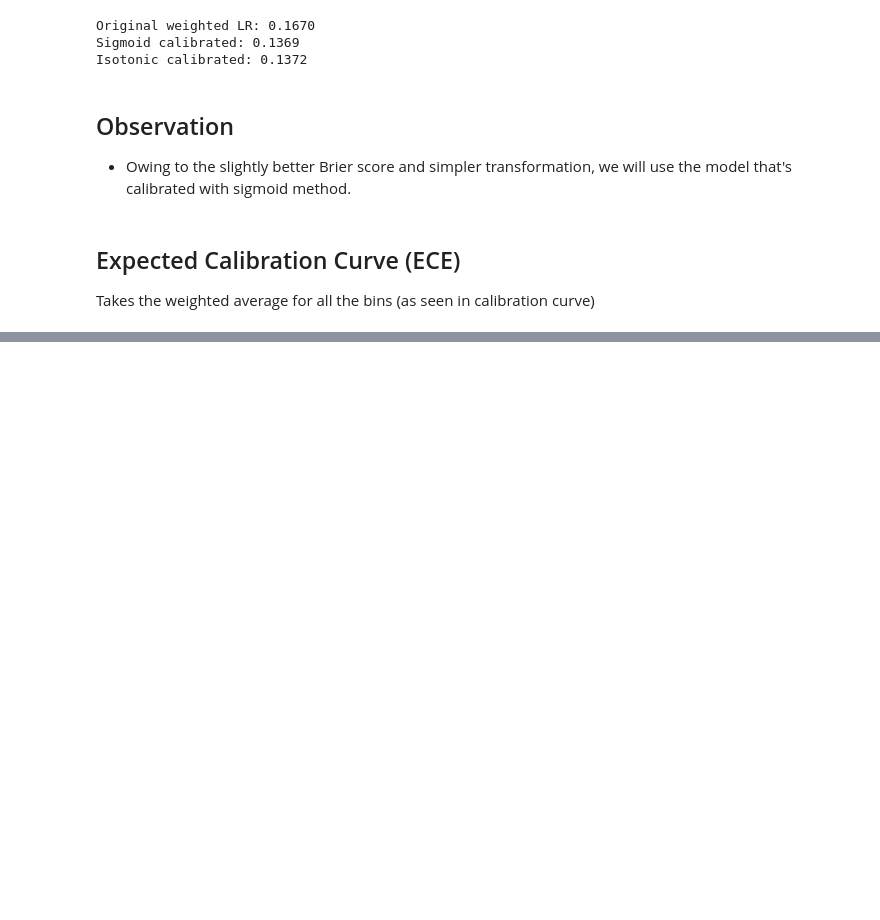
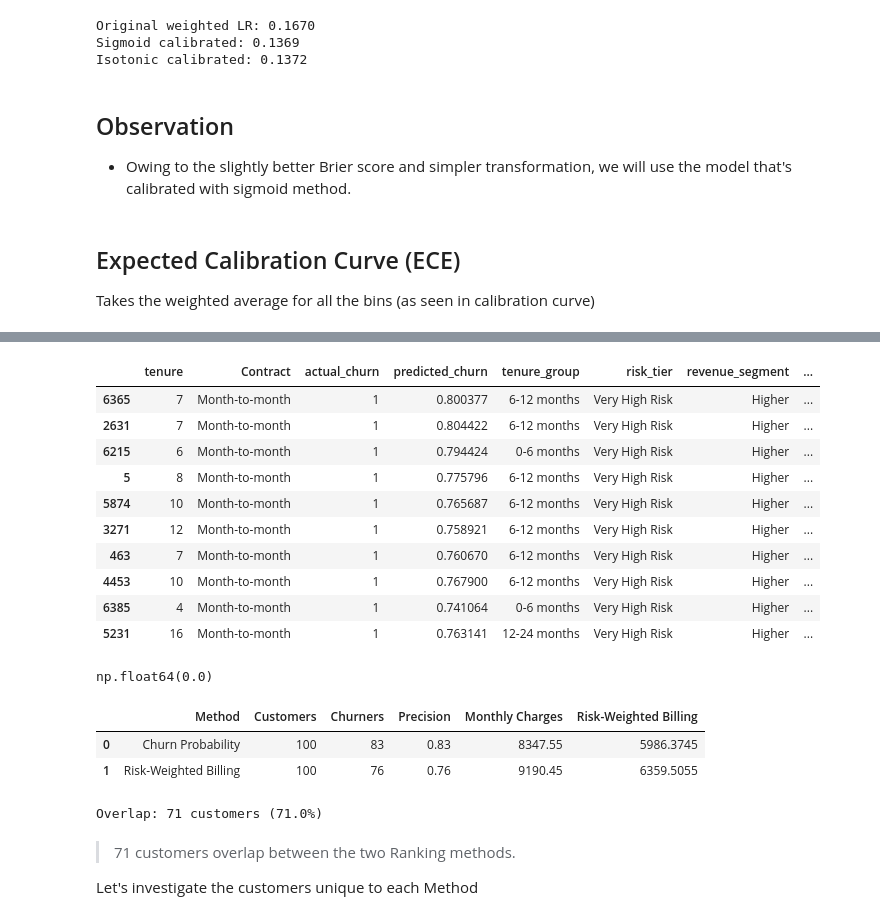
Before and after one commit to priyanka-manoj/Churn-risk-modeling, a Jupyter notebook: notebooks/02_model_experiments.ipynb, the cells around one changed output, grey strips where cells are left out. Cells and saved outputs as stored; diff of their text form; code cells hidden in the pictures; blank space fills up the shorter version.

```diff
--- a/notebooks/02_model_experiments.ipynb
+++ b/notebooks/02_model_experiments.ipynb
@@ -1380,0 +1886,63 @@ Takes the weighted average for all the bins (as seen in calibration curve)
+# %%
+# Ranking by potential revenue loss
+
+top100_revenue = segment_df.sort_values(
+    by="risk_weighted_billing", ascending=False
+).head(100)
+
+top100_revenue.head(10)
+# %% [output]
+|  | tenure | Contract | actual_churn | predicted_churn | tenure_group | risk_tier | revenue_segment | ... |
+| 6365 | 7 | Month-to-month | 1 | 0.800377 | 6-12 months | Very High Risk | Higher | ... |
+| 2631 | 7 | Month-to-month | 1 | 0.804422 | 6-12 months | Very High Risk | Higher | ... |
+| 6215 | 6 | Month-to-month | 1 | 0.794424 | 0-6 months | Very High Risk | Higher | ... |
+| 5 | 8 | Month-to-month | 1 | 0.775796 | 6-12 months | Very High Risk | Higher | ... |
+| 5874 | 10 | Month-to-month | 1 | 0.765687 | 6-12 months | Very High Risk | Higher | ... |
+| 3271 | 12 | Month-to-month | 1 | 0.758921 | 6-12 months | Very High Risk | Higher | ... |
+| 463 | 7 | Month-to-month | 1 | 0.760670 | 6-12 months | Very High Risk | Higher | ... |
+| 4453 | 10 | Month-to-month | 1 | 0.767900 | 6-12 months | Very High Risk | Higher | ... |
+| 6385 | 4 | Month-to-month | 1 | 0.741064 | 0-6 months | Very High Risk | Higher | ... |
+| 5231 | 16 | Month-to-month | 1 | 0.763141 | 12-24 months | Very High Risk | Higher | ... |
+# %%
+overlap_pct = (
+    100 * (top100_risk["index"].to_numpy() == top100_revenue["index"].to_numpy()).mean()
+)
+display(overlap_pct.round(2))
+# %% [output]
+np.float64(0.0)
+# %%
+rankings = {"Churn Probability": top100_risk, "Risk-Weighted Billing": top100_revenue}
+
+results = []
+
+for method, selected in rankings.items():
+    results.append(
+        {
+            "Method": method,
+            "Customers": len(selected),
+            "Churners": selected["actual_churn"].sum(),
+            "Precision": selected["actual_churn"].mean(),
+            "Monthly Charges": selected["MonthlyCharges"].sum(),
+            "Risk-Weighted Billing": selected["risk_weighted_billing"].sum(),
+        }
+    )
+
+ranking_comparison = pd.DataFrame(results)
+
+display(ranking_comparison.round(4))
+# %% [output]
+|  | Method | Customers | Churners | Precision | Monthly Charges | Risk-Weighted Billing |
+| 0 | Churn Probability | 100 | 83 | 0.83 | 8347.55 | 5986.3745 |
+| 1 | Risk-Weighted Billing | 100 | 76 | 0.76 | 9190.45 | 6359.5055 |
+# %%
+overlap_count = len(set(top100_risk.index) & set(top100_revenue.index)) # & performs an intersection operation here on the sets
+
+overlap_pct = 100 * overlap_count / 100
+
+print(f"Overlap: {overlap_count} customers ({overlap_pct:.1f}%)")
+# %% [output]
+Overlap: 71 customers (71.0%)
+# %% [markdown]
+> 71 customers overlap between the two Ranking methods.
+
+Let's investigate the customers unique to each Method
```
Also changed, not shown: parts of 57 cells of this notebook, 13 other files.
